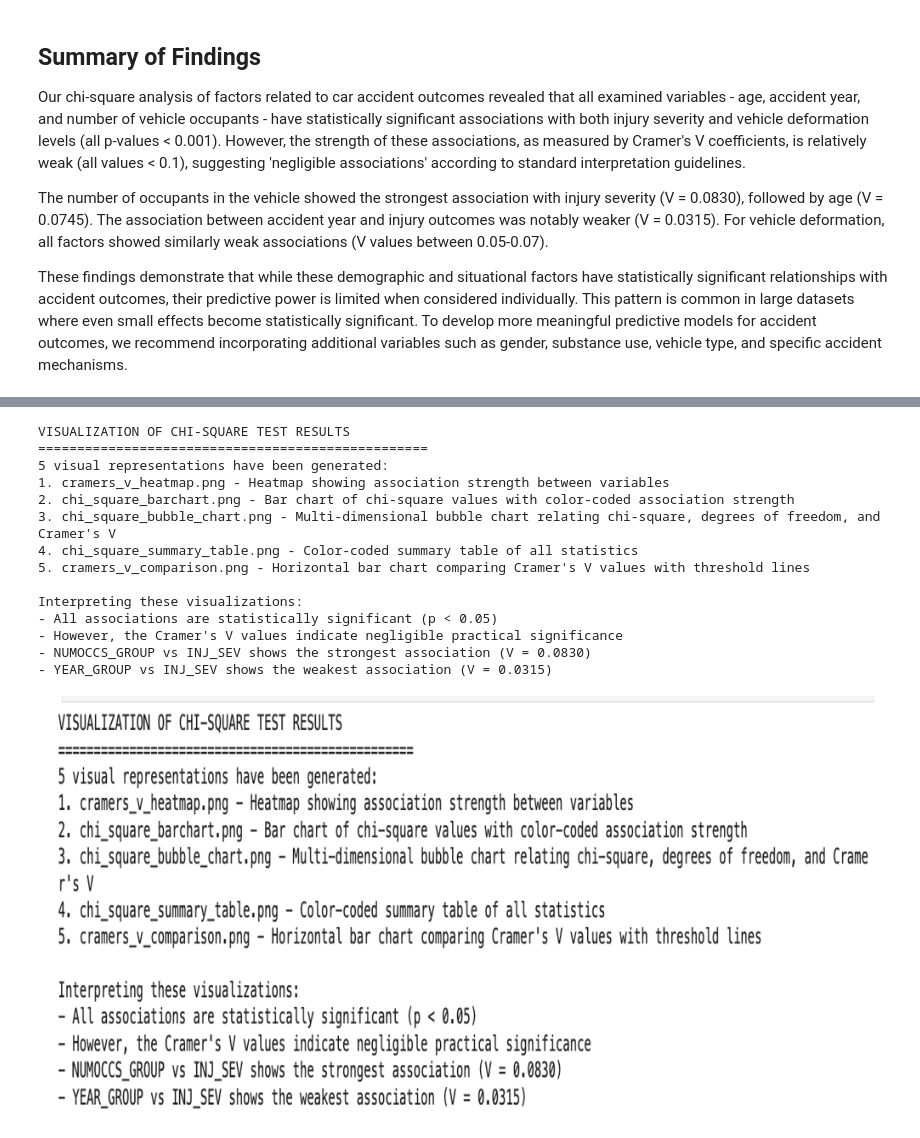
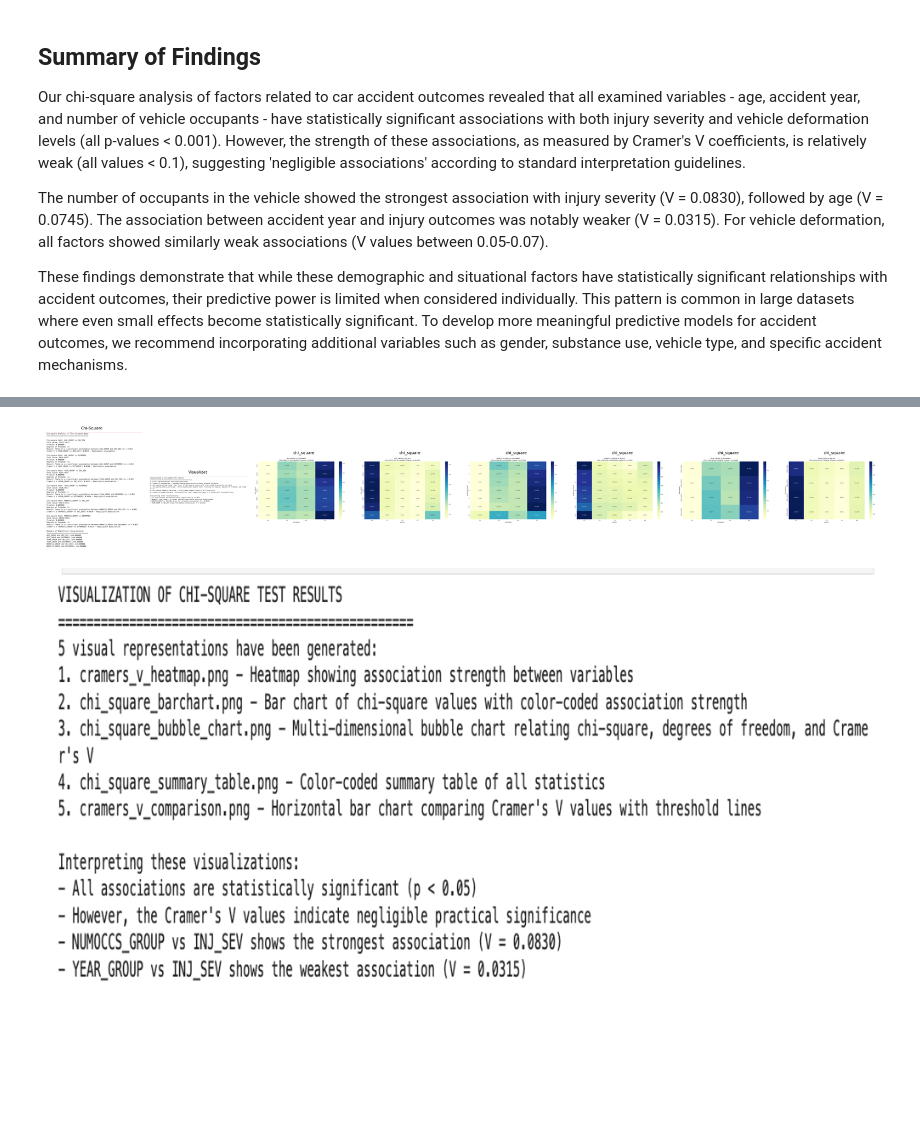
Before and after one commit to LMY014/Math189-Project, a Jupyter notebook: HT_chisquare.ipynb, the cells around one changed output, grey strips where cells are left out. Drawn from its saved outputs; the diff is of its cells as text; code cells hidden in the pictures; blank space fills up the shorter version.

```diff
--- a/HT_chisquare.ipynb
+++ b/HT_chisquare.ipynb
@@ -421,36 +449,27 @@ plt.grid(axis='x', linestyle='--', alpha=0.7)
 plt.tight_layout()
 plt.savefig('cramers_v_comparison.png', dpi=300)
 plt.close()
-
-# Print a formatted summary
-print("VISUALIZATION OF CHI-SQUARE TEST RESULTS")
-print("=" * 50)
-print("5 visual representations have been generated:")
-print("1. cramers_v_heatmap.png - Heatmap showing association strength between variables")
-print("2. chi_square_barchart.png - Bar chart of chi-square values with color-coded association strength")
-print("3. chi_square_bubble_chart.png - Multi-dimensional bubble chart relating chi-square, degrees of freedom, and Cramer's V")
-print("4. chi_square_summary_table.png - Color-coded summary table of all statistics")
-print("5. cramers_v_comparison.png - Horizontal bar chart comparing Cramer's V values with threshold lines")
-print("\nInterpreting these visualizations:")
-print("- All associations are statistically significant (p < 0.05)")
-print("- However, the Cramer's V values indicate negligible practical significance")
-print("- NUMOCCS_GROUP vs INJ_SEV shows the strongest association (V = 0.0830)")
-print("- YEAR_GROUP vs INJ_SEV shows the weakest association (V = 0.0315)")
-# %% [output]
-VISUALIZATION OF CHI-SQUARE TEST RESULTS
-==================================================
-5 visual representations have been generated:
-1. cramers_v_heatmap.png - Heatmap showing association strength between variables
-2. chi_square_barchart.png - Bar chart of chi-square values with color-coded association strength
-3. chi_square_bubble_chart.png - Multi-dimensional bubble chart relating chi-square, degrees of freedom, and Cramer's V
-4. chi_square_summary_table.png - Color-coded summary table of all statistics
-5. cramers_v_comparison.png - Horizontal bar chart comparing Cramer's V values with threshold lines
-
-Interpreting these visualizations:
-- All associations are statistically significant (p < 0.05)
-- However, the Cramer's V values indicate negligible practical significance
-- NUMOCCS_GROUP vs INJ_SEV shows the strongest association (V = 0.0830)
-- YEAR_GROUP vs INJ_SEV shows the weakest association (V = 0.0315)
+# %%
+import os
+import matplotlib.pyplot as plt
+from PIL import Image
+
+image_folder = "/Users/amber14/Desktop/Math189-Project/Figure"
+image_files = sorted([f for f in os.listdir(image_folder) if f.endswith(('.png', '.jpg', '.jpeg'))])
+
+images = [Image.open(os.path.join(image_folder, img)) for img in image_files]
+
+fig, axes = plt.subplots(1, len(images), figsize=(len(images) * 3, 5))
+
+for ax, img, name in zip(axes, images, image_files):
+    ax.imshow(img)
+    ax.set_title(name[:10], fontsize=8)
+    ax.axis("off")
+
+plt.tight_layout()
+plt.show()
+# %% [output]
+[figure, added]
 # %%
 img = Image.open("/Users/amber14/Desktop/Math189-Project/Figure/Visualization of Chi-sqaure test result.png")
 display(img.resize((1000, 500)))
```
Also changed, not shown: parts of 3 cells of this notebook, 6 other files.
